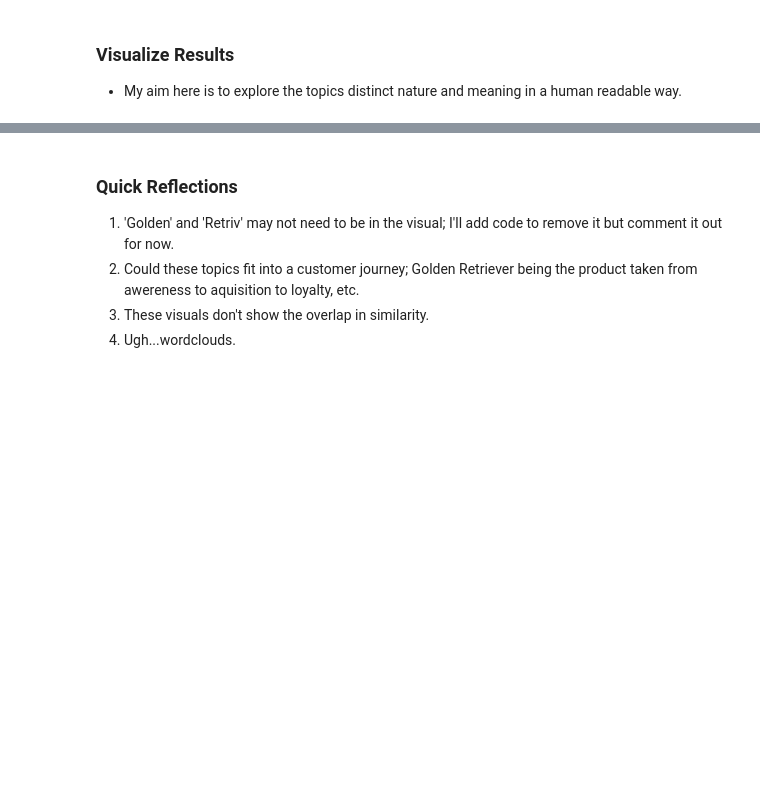
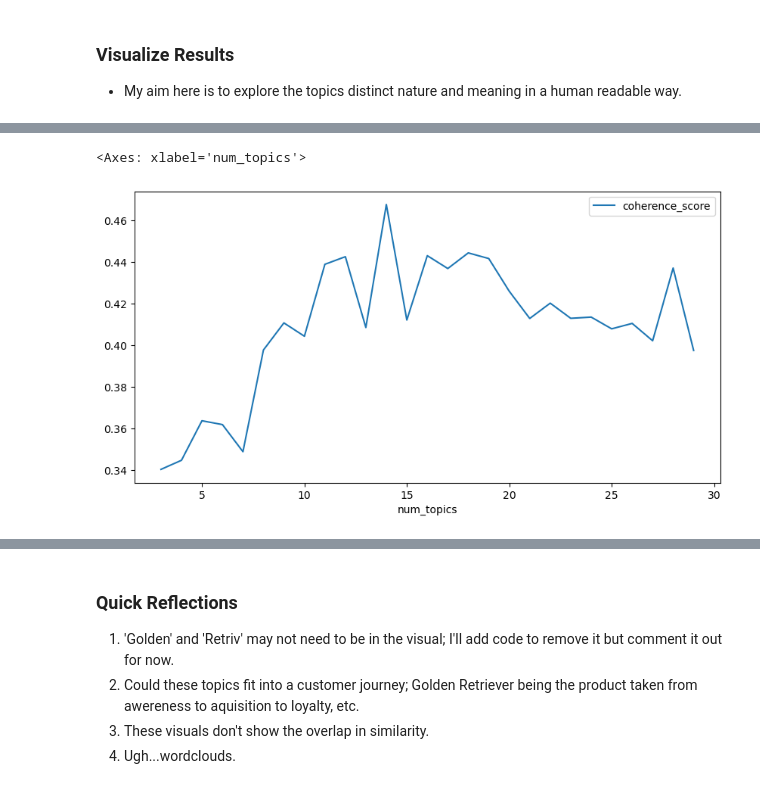
Before and after one commit to blehman/code_samples, a Jupyter notebook: tweet_topic_modeling/tom_robbins_whimsy.ipynb, the cells around one changed output, grey strips where cells are left out. Cells and saved outputs as stored; diff of their text form; code cells hidden in the pictures; blank space fills up the shorter version.

```diff
--- a/tweet_topic_modeling/tom_robbins_whimsy.ipynb
+++ b/tweet_topic_modeling/tom_robbins_whimsy.ipynb
@@ -372,0 +503,7 @@ lda_model, train_corpus, dictionary = LDA_m3.main(tweet_text, pyLDAvis=True)
+# %%
+import pandas as pd
+from IPython.display import display
+
+file_name='data/coherence_df.pkl'
+coherence_df=pd.read_pickle(file_name)
+display(coherence_df)
@@ -372,0 +528,5 @@ lda_model, train_corpus, dictionary = LDA_m3.main(tweet_text, pyLDAvis=True)
+# %%
+coherence_df.plot(x='num_topics', y='coherence_score')
+# %% [output]
+<Axes: xlabel='num_topics'>
+[figure, added]
```
Also changed, not shown: parts of 113 cells of this notebook, 2 other files.
